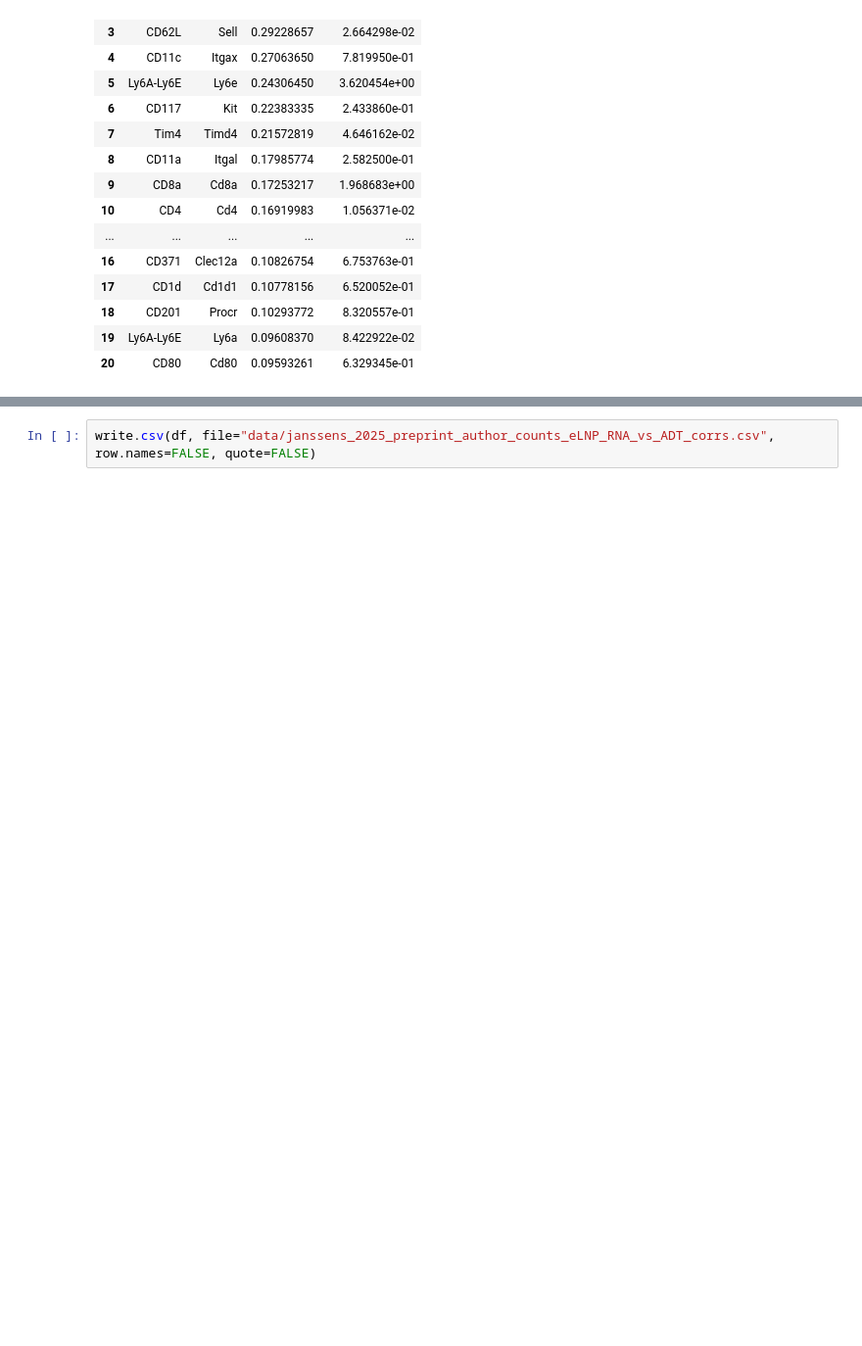
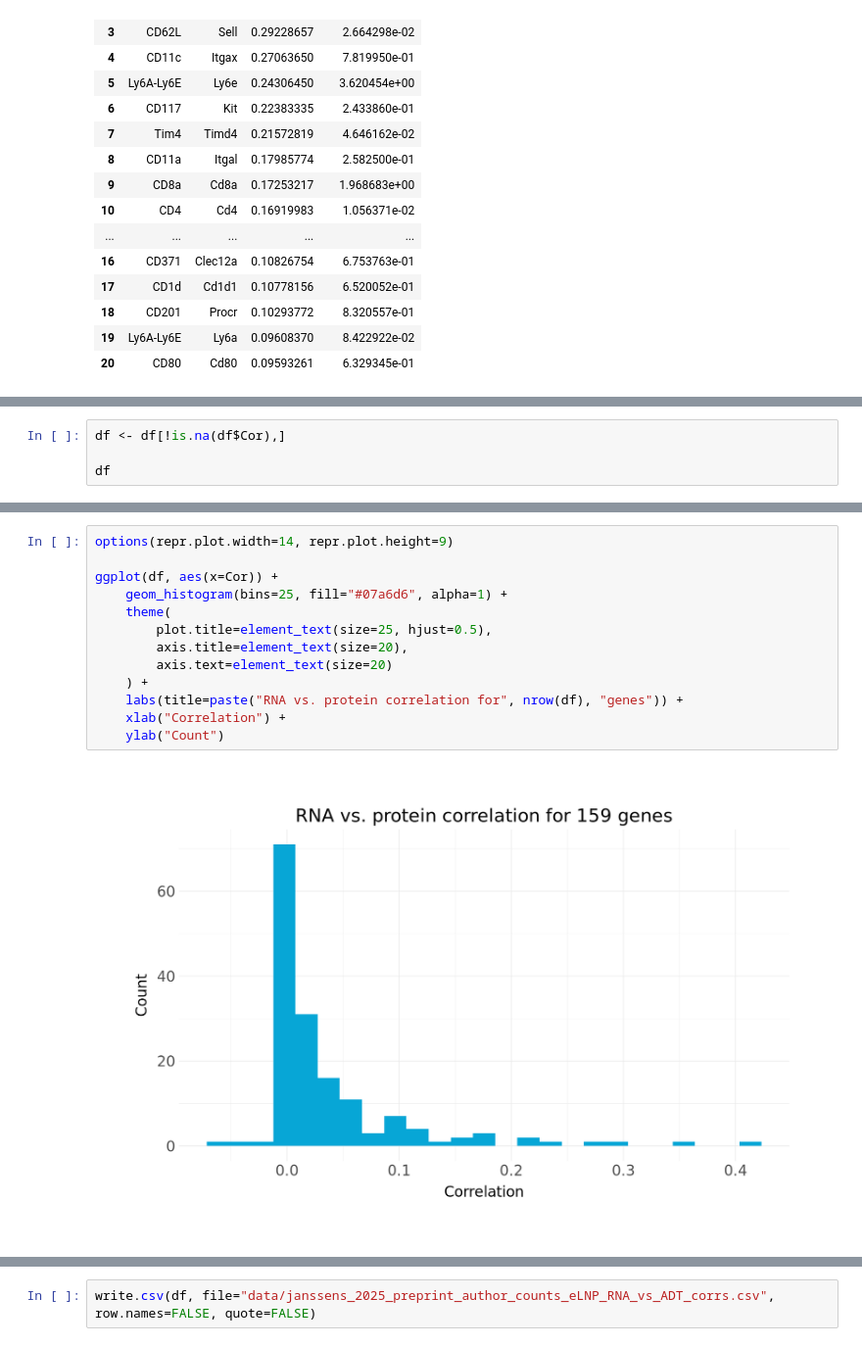
Before and after one commit to reliscu/chronocell_janssens_2025_preprint, a Jupyter notebook: 00_RNA_vs_ADT.ipynb, the cells around one changed output, grey strips where cells are left out. Shown at 98% size. Drawn from its saved outputs; the diff is of its cells as text; blank space fills up the shorter version.

```diff
--- a/00_RNA_vs_ADT.ipynb
+++ b/00_RNA_vs_ADT.ipynb
@@ -445,0 +525,4 @@ A data.frame: 20 × 4
+# %%
+df <- df[!is.na(df$Cor),]
+
+df
@@ -446,3 +549,18 @@ A data.frame: 20 × 4
+# %%
+options(repr.plot.width=14, repr.plot.height=9)
+
+ggplot(df, aes(x=Cor)) +
+    geom_histogram(bins=25, fill="#07a6d6", alpha=1) +
+    theme(
+        plot.title=element_text(size=25, hjust=0.5),
+        axis.title=element_text(size=20),
+        axis.text=element_text(size=20)
+    ) +
+    labs(title=paste("RNA vs. protein correlation for", nrow(df), "genes")) +
+    xlab("Correlation") +
+    ylab("Count")
+# %% [output]
+[figure, added]
 # %%
 hist(corrs)
 # %% [output]
```
Also changed, not shown: parts of 13 cells of this notebook, 4 other files.
